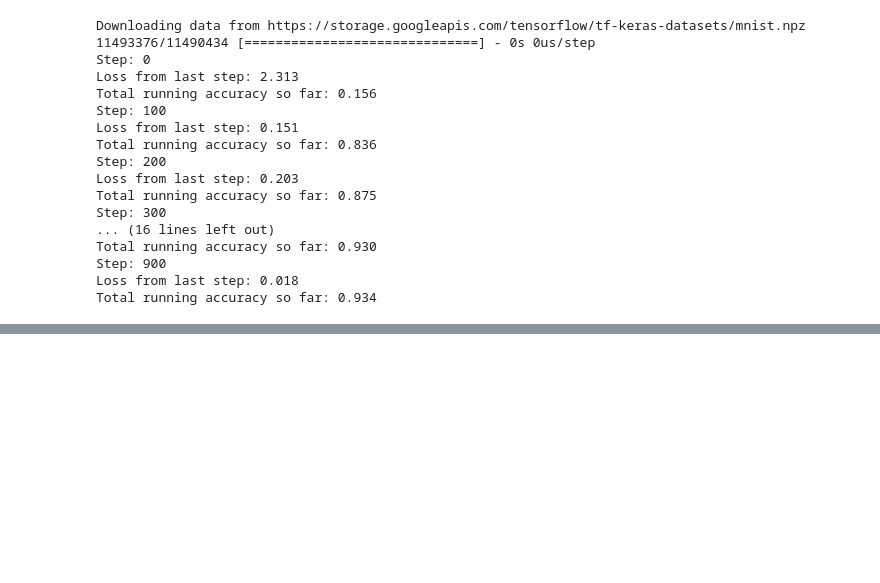
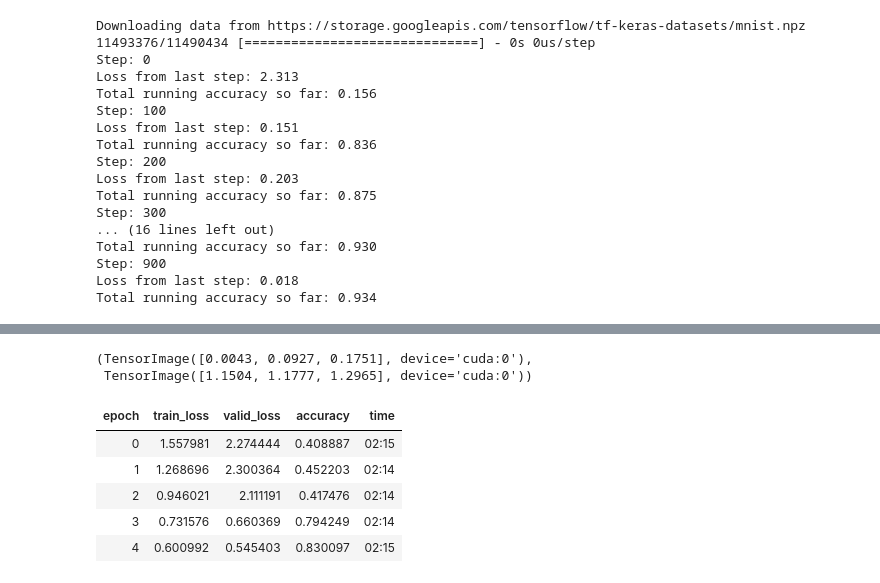
Before and after one commit to FatherOfLove/AdvancedDeepLearning, a Jupyter notebook: Assignment2_Part2.ipynb, the cells around one changed output, grey strips where cells are left out. Drawn from its saved outputs; the diff is of its cells as text; code cells hidden in the pictures; blank space fills up the shorter version.

```diff
--- a/Assignment2_Part2.ipynb
+++ b/Assignment2_Part2.ipynb
@@ -437,0 +446,3 @@ Total running accuracy so far: 0.934
+# %%
+from fastai.vision.all import *
+path = untar_data(URLs.IMAGENETTE)
@@ -437,0 +451,36 @@ Total running accuracy so far: 0.934
+# %%
+dblock = DataBlock(blocks=(ImageBlock(), CategoryBlock()),
+                   get_items=get_image_files,
+                   get_y=parent_label,
+                   item_tfms=Resize(460),
+                   batch_tfms=aug_transforms(size=224, min_scale=0.75))
+dls = dblock.dataloaders(path, bs=1024)
+# %%
+def get_dls(bs, size):
+    dblock = DataBlock(blocks=(ImageBlock, CategoryBlock),
+                   get_items=get_image_files,
+                   get_y=parent_label,
+                   item_tfms=Resize(460),
+                   batch_tfms=[*aug_transforms(size=size, min_scale=0.75),
+                               Normalize.from_stats(*imagenet_stats)])
+    return dblock.dataloaders(path, bs=bs)
+# %%
+dls = get_dls(64, 224)
+# %%
+x,y = dls.one_batch()
+x.mean(dim=[0,2,3]),x.std(dim=[0,2,3])
+# %% [output]
+(TensorImage([0.0043, 0.0927, 0.1751], device='cuda:0'),
+ TensorImage([1.1504, 1.1777, 1.2965], device='cuda:0'))
+# %%
+
+model = xresnet50(n_out=dls.c)
+learn = Learner(dls, model, loss_func=CrossEntropyLossFlat(), metrics=accuracy)
+learn.fit_one_cycle(5, 3e-3)
+# %% [output]
+| epoch | train_loss | valid_loss | accuracy | time |
+| 0 | 1.557981 | 2.274444 | 0.408887 | 02:15 |
+| 1 | 1.268696 | 2.300364 | 0.452203 | 02:14 |
+| 2 | 0.946021 | 2.111191 | 0.417476 | 02:14 |
+| 3 | 0.731576 | 0.660369 | 0.794249 | 02:14 |
+| 4 | 0.600992 | 0.545403 | 0.830097 | 02:15 |
```
Also changed, not shown: parts of 3 cells of this notebook.
